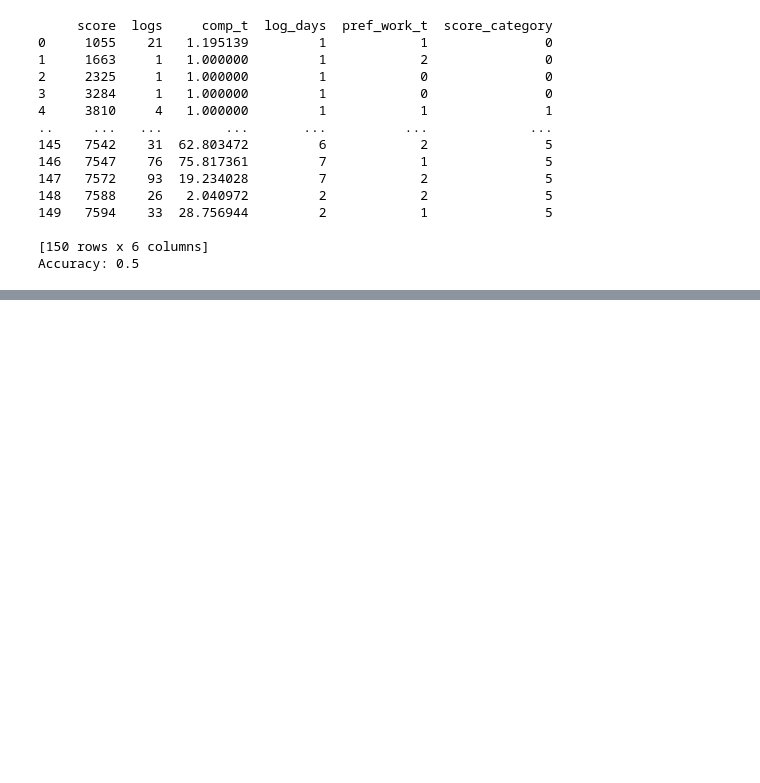
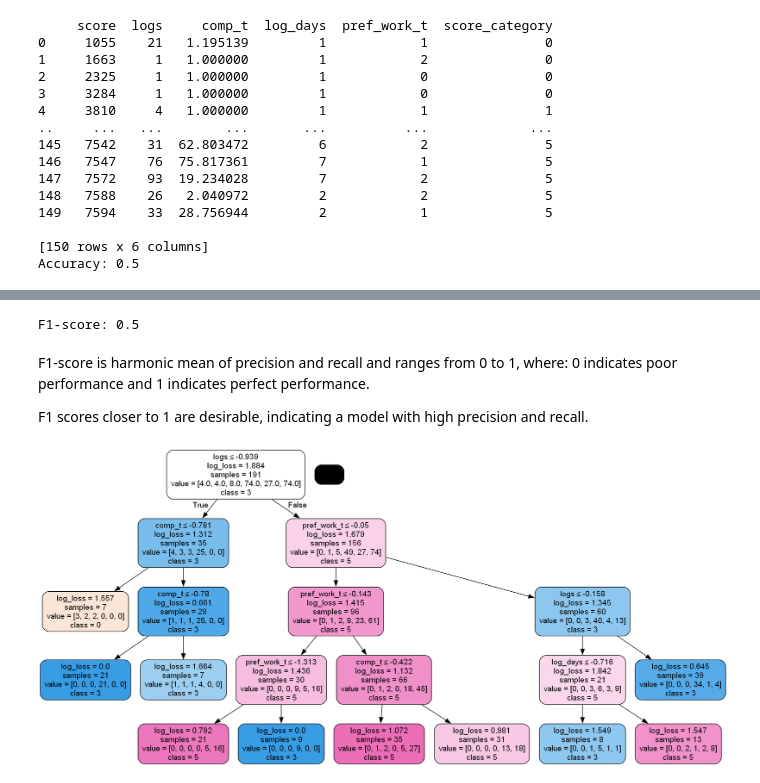
Before and after one commit to fskgiulia/JYUEF01, a Jupyter notebook: project_notebook.ipynb, the cells around one changed output, grey strips where cells are left out. Drawn from its saved outputs; the diff is of its cells as text; code cells hidden in the pictures; blank space fills up the shorter version.

```diff
--- a/project_notebook.ipynb
+++ b/project_notebook.ipynb
@@ -374,0 +519,50 @@ Image(graph.create_png())
+# %%
+from imblearn.over_sampling import SMOTE
+from sklearn.model_selection import train_test_split
+from sklearn.tree import DecisionTreeClassifier
+from sklearn.metrics import f1_score
+
+feature_cols = ['logs', 'comp_t', 'log_days', 'pref_work_t' ]
+X = df_standardized[feature_cols]
+y = df_standardized.score_category
+
+X_train, X_test, y_train, y_test = train_test_split(X, y, test_size=0.2, random_state=42)
+
+smote = SMOTE(k_neighbors=2, sampling_strategy='minority',
+               random_state=42) # oversampling
+
+# oversampling of the training data
+X_train_resampled, y_train_resampled = smote.fit_resample(X_train, y_train)
+# %%
+max_leaf_nodes = 10
+min_sample_leaf = int(0.05*len(df_standardized))
+max_depth = 4
+
+clf = DecisionTreeClassifier(criterion="log_loss",
+                             max_leaf_nodes = max_leaf_nodes,
+                             min_samples_leaf = min_sample_leaf,
+                             max_depth= max_depth)
+
+clf.fit(X_train_resampled, y_train_resampled)
+
+y_pred = clf.predict(X_test)
+# %%
+# evaluation metric: F1-score
+f1 = f1_score(y_test, y_pred, average='micro')
+print("F1-score:", f1)
+# %% [output]
+F1-score: 0.5
+# %% [markdown]
+F1-score is harmonic mean of precision and recall and ranges from 0 to 1, where: 0 indicates poor performance and 1 indicates perfect performance.
+
+F1 scores closer to 1 are desirable, indicating a model with high precision and recall.
+# %%
+dot_data = StringIO()
+export_graphviz(clf, out_file=dot_data,
+                filled=True, rounded=True,
+                special_characters=True, feature_names = feature_cols,class_names=['0', '1', '2', '3', '4', '5'])
+graph = pydotplus.graph_from_dot_data(dot_data.getvalue())
+graph.write_png('tree.png')
+Image(graph.create_png())
+# %% [output]
+[figure, added]
```
Also changed, not shown: parts of 16 cells of this notebook, 1 other file.
